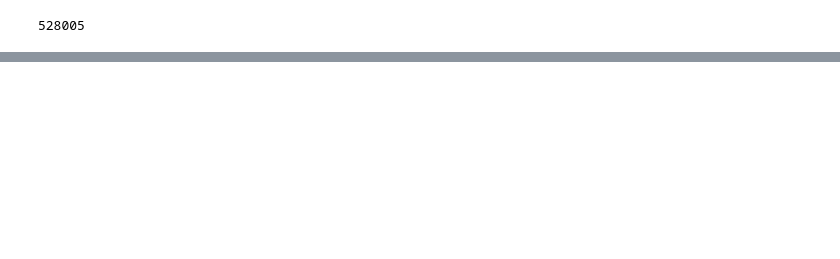
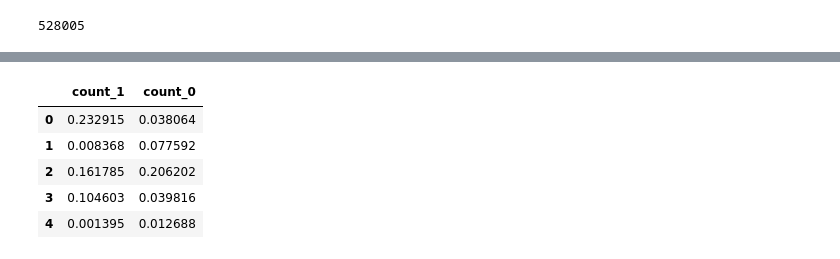
Before and after one commit to AlexWangVT/sparkify_capstone, a Jupyter notebook: Sparkify.ipynb, the cells around one changed output, grey strips where cells are left out. Cells and saved outputs as stored; diff of their text form; code cells hidden in the pictures; blank space fills up the shorter version.

```diff
--- a/Sparkify.ipynb
+++ b/Sparkify.ipynb
@@ -262,0 +305,14 @@ df_drop.count()
+# %%
+df_1 = df_cleaned.groupBy('Churn', 'userAgent').count().filter(df_cleaned.Churn == 1).toPandas().rename(columns={"count": "count_1"})
+df_0 = df_cleaned.groupBy('Churn', 'userAgent').count().filter(df_cleaned.Churn == 0).toPandas().rename(columns={"count": "count_0"})
+df_combined = pd.concat([df_1['count_1'], df_0['count_0']], axis = 1)
+df_combined['count_1'] = (df_combined['count_1'] - df_combined['count_1'].min()) / (df_combined['count_1'].max() - df_combined['count_1'].min())
+df_combined['count_0'] = (df_combined['count_0'] - df_combined['count_0'].min()) / (df_combined['count_0'].max() - df_combined['count_0'].min())
+df_combined.head()
+# %% [output]
+|  | count_1 | count_0 |
+| 0 | 0.232915 | 0.038064 |
+| 1 | 0.008368 | 0.077592 |
+| 2 | 0.161785 | 0.206202 |
+| 3 | 0.104603 | 0.039816 |
+| 4 | 0.001395 | 0.012688 |
```
Also changed, not shown: parts of 17 cells of this notebook.
